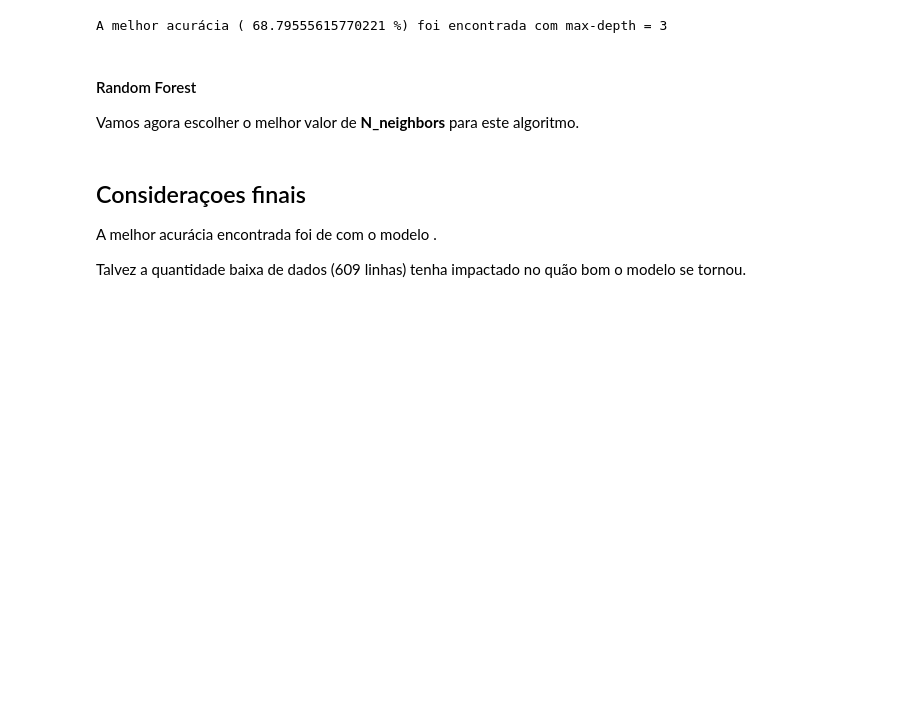
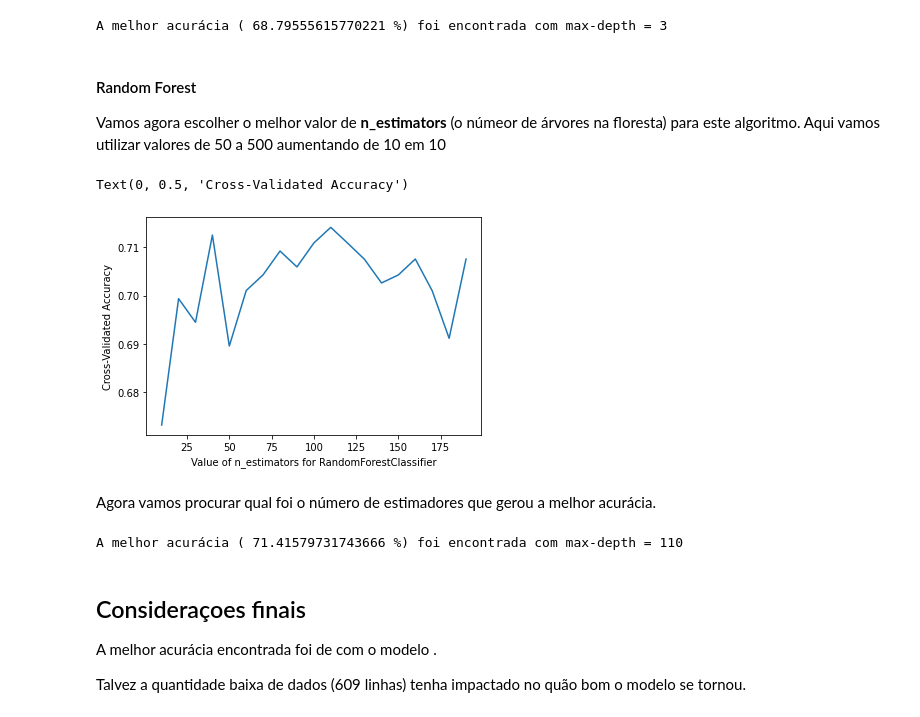
Before and after one commit to Valgueiro/dataScience_project, a Jupyter notebook: Projeto_2_dataScience.ipynb, the cells around one changed output. Saved outputs shown, nothing was run; the diff lists cells and outputs as text; code cells hidden in the pictures; blank space fills up the shorter version.

```diff
--- a/Projeto_2_dataScience.ipynb
+++ b/Projeto_2_dataScience.ipynb
@@ -368,4 +368,4 @@ A melhor acurácia ( 68.79555615770221 %) foi encontrada com max-depth = 3
 # %% [markdown]
 #### Random Forest
 
-Vamos agora escolher o melhor valor de **N_neighbors** para este algoritmo.
+Vamos agora escolher o melhor valor de **n_estimators** (o númeor de árvores na floresta) para este algoritmo. Aqui vamos utilizar valores de 50 a 500 aumentando de 10 em 10
@@ -374,3 +372,34 @@ from sklearn.ensemble import RandomForestClassifier
+# %%
+from sklearn.ensemble import RandomForestClassifier
+
+estimators_range = range(10,200, 10)
+estimators_scores = {}
+
+for e in estimators_range:
+    model = RandomForestClassifier(n_estimators=e)
+    scores = cross_val_score(model, qbs_attributes, results, cv=5, scoring='accuracy')
+    estimators_scores[e] = scores.mean()
+
+plt.plot(list(estimators_scores.keys()), list(estimators_scores.values()))
+plt.xlabel('Value of n_estimators for RandomForestClassifier')
+plt.ylabel('Cross-Validated Accuracy')
+# %% [output]
+Text(0, 0.5, 'Cross-Validated Accuracy')
+[figure, added]
+# %% [markdown]
+Agora vamos procurar qual foi o número de estimadores que gerou a melhor acurácia.
+# %%
+best_estimators = 1
+best_accuracy = 0
+
+for index, accuracy in estimators_scores.items():
+  if best_accuracy < accuracy:
+    best_estimators = index
+    best_accuracy = accuracy
+
+print("A melhor acurácia (", best_accuracy*100, "%) foi encontrada com max-depth =", best_estimators)
+# %% [output]
+A melhor acurácia ( 71.41579731743666 %) foi encontrada com max-depth = 110
 # %% [markdown]
 ## Consideraçoes finais
 
```
Also changed, not shown: parts of 3 cells of this notebook.
